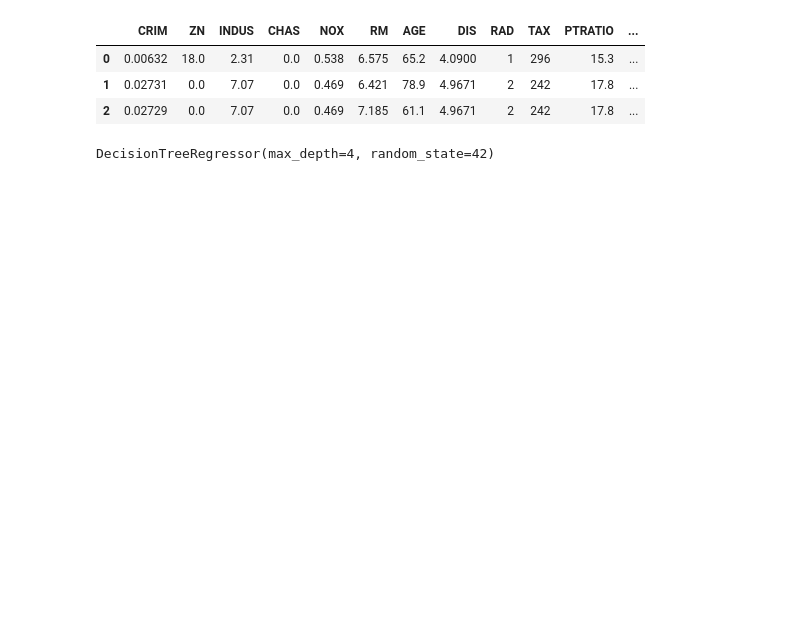
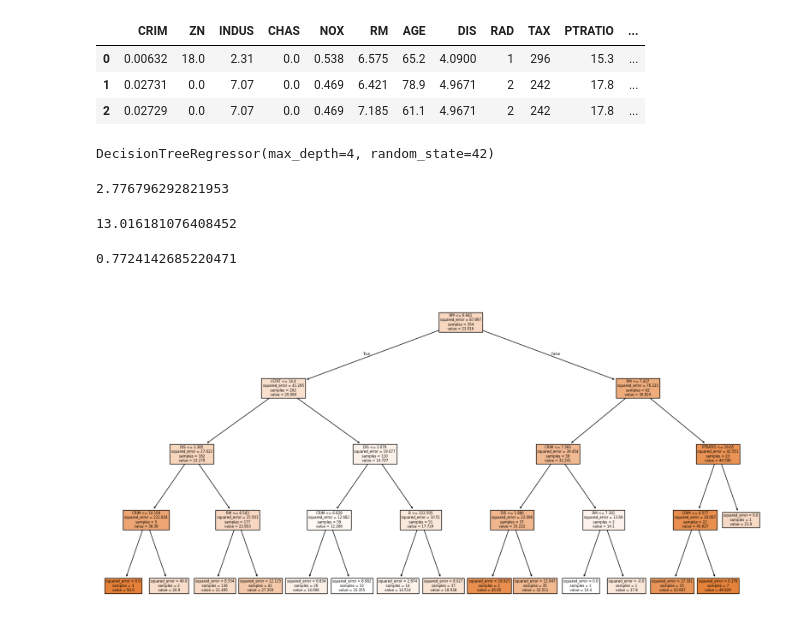
Before and after one commit to halitkalayci/acunmedya-akademi-python-b-conda, a Jupyter notebook: ml_intro/decision_tree.ipynb, the cells around one changed output. Drawn from its saved outputs; the diff is of its cells as text; code cells hidden in the pictures; blank space fills up the shorter version.

```diff
--- a/ml_intro/decision_tree.ipynb
+++ b/ml_intro/decision_tree.ipynb
@@ -26,0 +31,24 @@ DecisionTreeRegressor(max_depth=4, random_state=42)
+# %%
+mae = mean_absolute_error(y_pred,y_test)
+mae
+# %% [output]
+2.776796292821953
+# %%
+mse = mean_squared_error(y_pred,y_test)
+mse
+# %% [output]
+13.016181076408452
+# %%
+r2 = r2_score(y_pred,y_test)
+r2
+# %% [output]
+0.7724142685220471
+# %%
+# OverFitting => Ezberlemek.
+from sklearn.tree import plot_tree
+
+plt.figure(figsize=(20,10))
+plot_tree(model, feature_names=X.columns, filled=True)
+plt.show()
+# %% [output]
+[figure, added]
```
Also changed, not shown: parts of 4 cells of this notebook.
